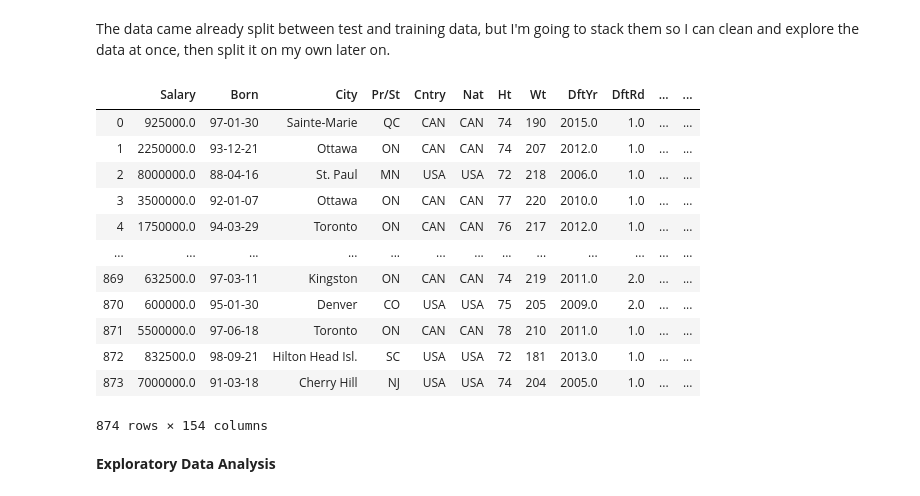
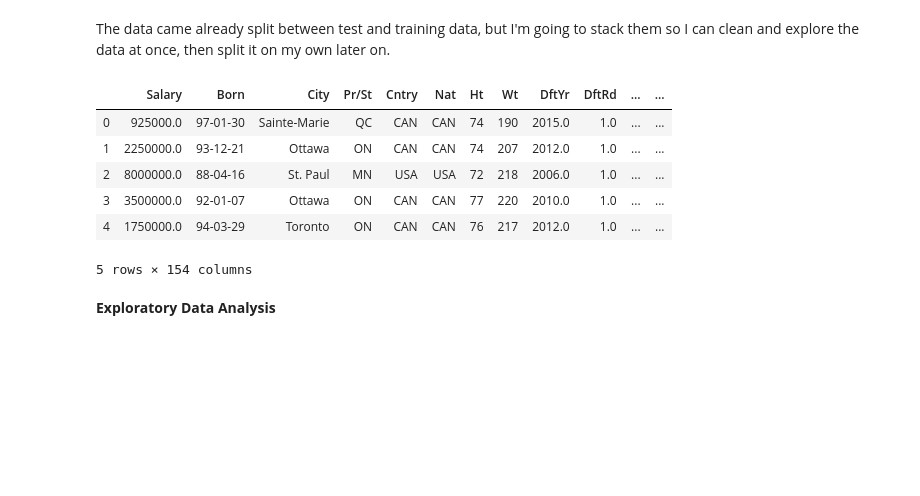
Before and after one commit to Pat-Hamilton/Thinkful, a Jupyter notebook: NHL Capstone.ipynb, the cells around one changed output. Saved outputs shown, nothing was run; the diff lists cells and outputs as text; code cells hidden in the pictures; blank space fills up the shorter version.

```diff
--- a/NHL Capstone.ipynb
+++ b/NHL Capstone.ipynb
@@ -55,25 +55,19 @@ the data at once, then split it on my own later on.
 # %%
 test_df['Salary'] = salaries['Salary']
 
 df = train_df.append(test_df, sort = False)
 df = df.reset_index()
 df.drop('index', axis = 1, inplace = True)
 
-df
+df.head(n=5)
 # %% [output]
 |  | Salary | Born | City | Pr/St | Cntry | Nat | Ht | Wt | DftYr | DftRd | ... | ... |
 | 0 | 925000.0 | 97-01-30 | Sainte-Marie | QC | CAN | CAN | 74 | 190 | 2015.0 | 1.0 | ... | ... |
 | 1 | 2250000.0 | 93-12-21 | Ottawa | ON | CAN | CAN | 74 | 207 | 2012.0 | 1.0 | ... | ... |
 | 2 | 8000000.0 | 88-04-16 | St. Paul | MN | USA | USA | 72 | 218 | 2006.0 | 1.0 | ... | ... |
 | 3 | 3500000.0 | 92-01-07 | Ottawa | ON | CAN | CAN | 77 | 220 | 2010.0 | 1.0 | ... | ... |
 | 4 | 1750000.0 | 94-03-29 | Toronto | ON | CAN | CAN | 76 | 217 | 2012.0 | 1.0 | ... | ... |
-| ... | ... | ... | ... | ... | ... | ... | ... | ... | ... | ... | ... | ... |
-| 869 | 632500.0 | 97-03-11 | Kingston | ON | CAN | CAN | 74 | 219 | 2011.0 | 2.0 | ... | ... |
-| 870 | 600000.0 | 95-01-30 | Denver | CO | USA | USA | 75 | 205 | 2009.0 | 2.0 | ... | ... |
-| 871 | 5500000.0 | 97-06-18 | Toronto | ON | CAN | CAN | 78 | 210 | 2011.0 | 1.0 | ... | ... |
-| 872 | 832500.0 | 98-09-21 | Hilton Head Isl. | SC | USA | USA | 72 | 181 | 2013.0 | 1.0 | ... | ... |
-| 873 | 7000000.0 | 91-03-18 | Cherry Hill | NJ | USA | USA | 74 | 204 | 2005.0 | 1.0 | ... | ... |
-874 rows × 154 columns
+5 rows × 154 columns
 # %% [markdown]
 **Exploratory Data Analysis**
 # %%
```
Also changed, not shown: parts of 34 cells of this notebook.
